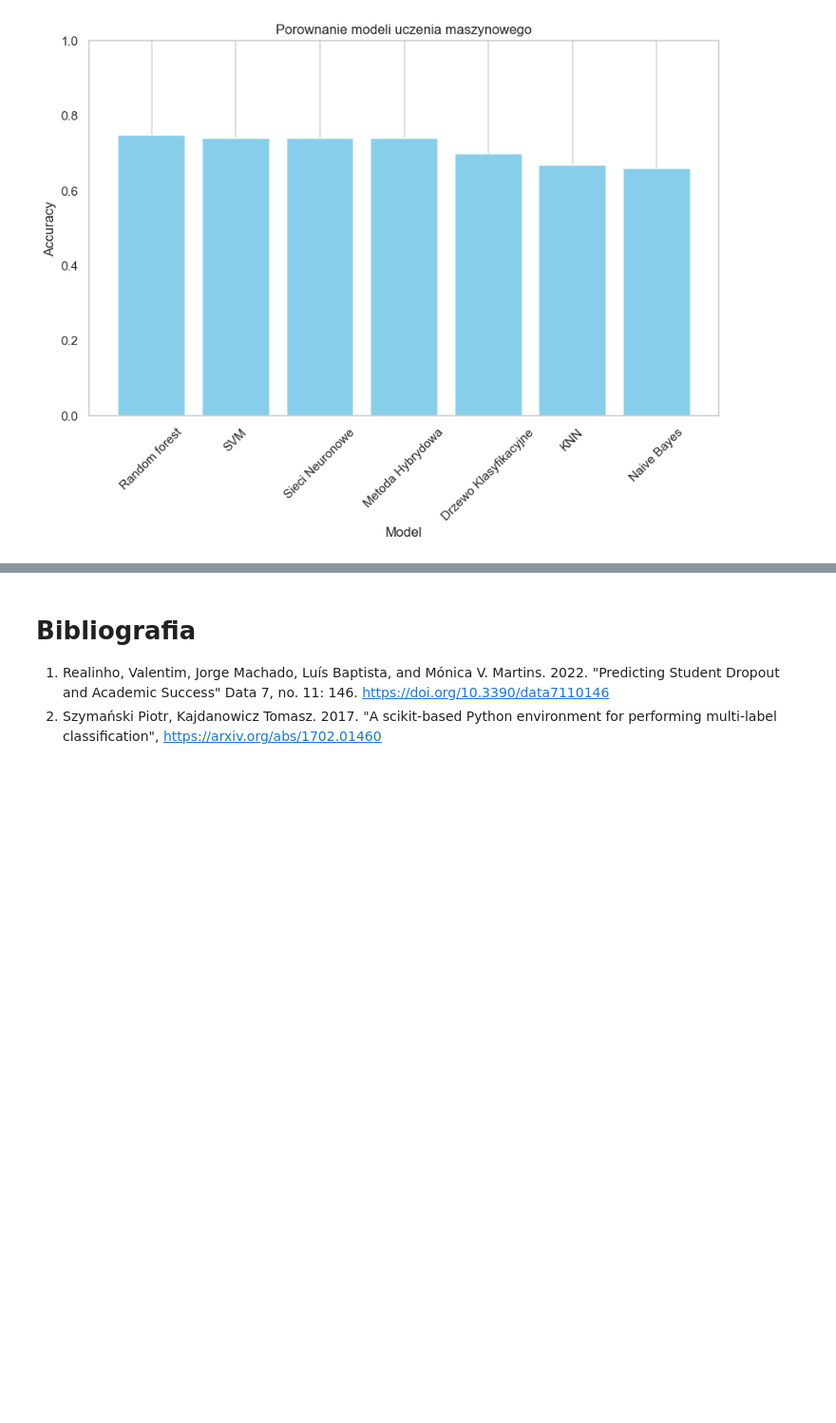
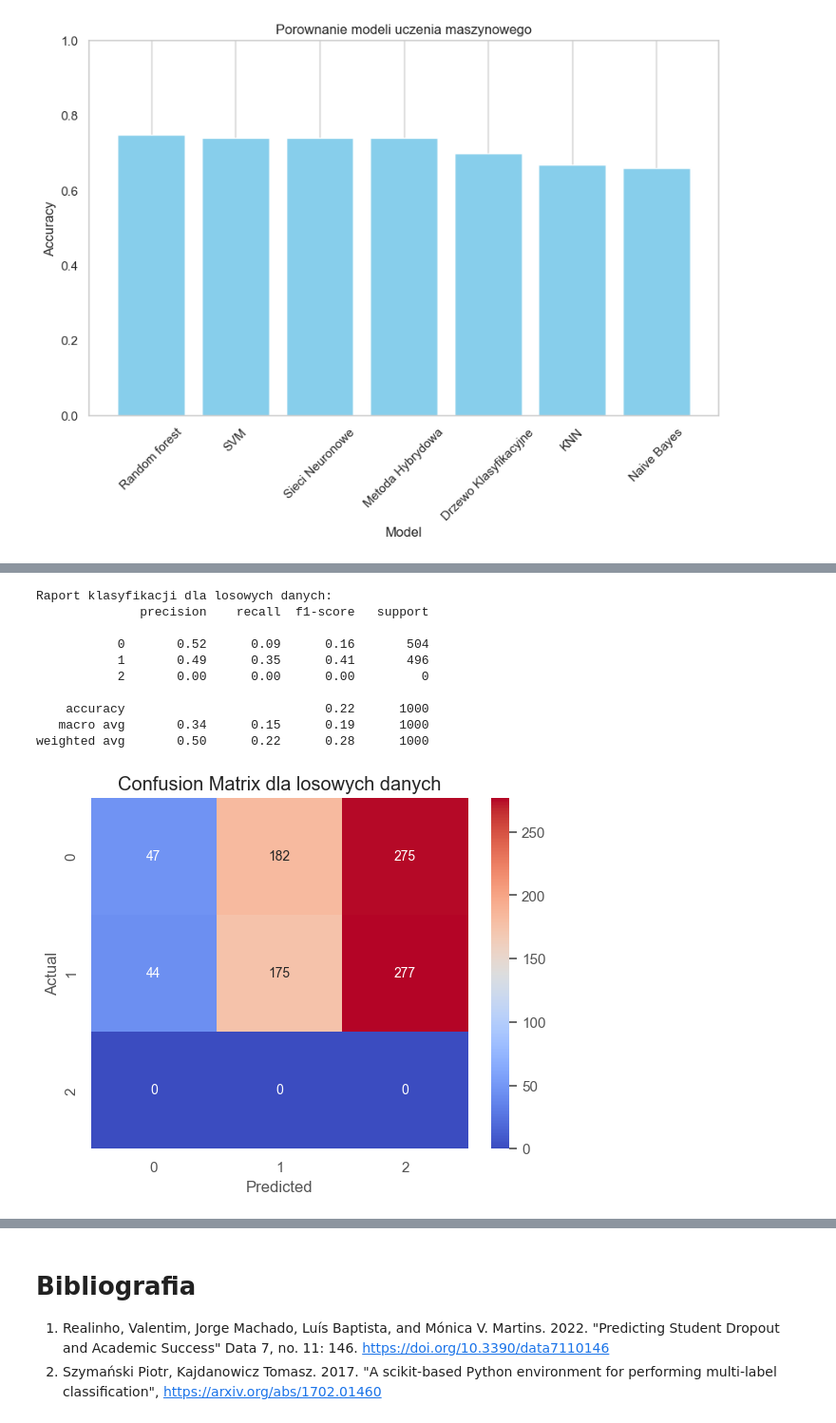
Before and after one commit to KamilMarshal/MAD_classification_project, a Jupyter notebook: ProjectNotebook.ipynb, the cells around one changed output, grey strips where cells are left out. Shown at 95% size. Cells and saved outputs as stored; diff of their text form; code cells hidden in the pictures; blank space fills up the shorter version.

```diff
--- a/ProjectNotebook.ipynb
+++ b/ProjectNotebook.ipynb
@@ -999,0 +1080,33 @@ Nasze modele dały bardzo podobne wyniki. Najlepszym z nich okazał się Random
+# %%
+y_pred = hybrid_model.predict(X_test)
+report = classification_report(y_test, y_pred, output_dict=True)
+
+sample_X = np.random.rand(1000, X_train.shape[1])
+sample_predictions = hybrid_model.predict(sample_X)
+
+random_X = np.random.rand(1000, X_train.shape[1])
+random_y = np.random.randint(0, 2, 1000)
+random_predictions = hybrid_model.predict(random_X)
+
+random_report = classification_report(random_y, random_predictions, output_dict=True)
+print("Raport klasyfikacji dla losowych danych:")
+print(classification_report(random_y, random_predictions))
+
+conf_matrix_random = confusion_matrix(random_y, random_predictions)
+sns.heatmap(conf_matrix_random, annot=True, cmap='coolwarm', fmt='g')
+plt.title('Confusion Matrix dla losowych danych')
+plt.xlabel('Predicted')
+plt.ylabel('Actual')
+plt.show()
+# %% [output]
+Raport klasyfikacji dla losowych danych:
+              precision    recall  f1-score   support
+
+           0       0.52      0.09      0.16       504
+           1       0.49      0.35      0.41       496
+           2       0.00      0.00      0.00         0
+
+    accuracy                           0.22      1000
+   macro avg       0.34      0.15      0.19      1000
+weighted avg       0.50      0.22      0.28      1000
+[figure, added]
```
Also changed, not shown: parts of 17 cells of this notebook.
